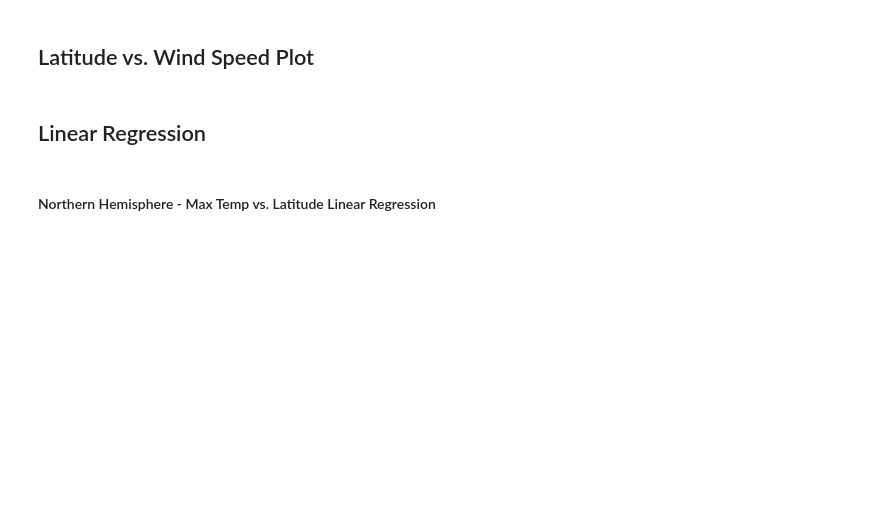
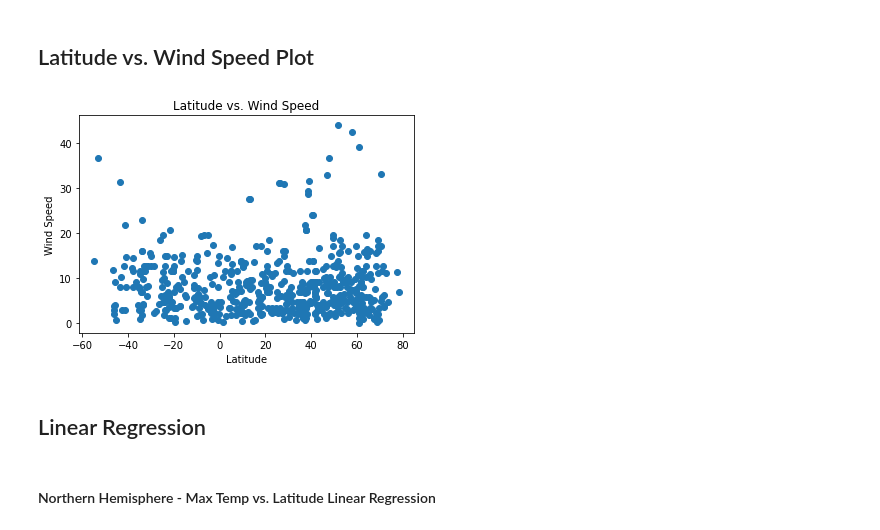
Before and after one commit to Selom-K/python-api-challenge, a Jupyter notebook: WeatherPy/WeatherPy.ipynb, the cells around one changed output. Cells and saved outputs as stored; diff of their text form; code cells hidden in the pictures; blank space fills up the shorter version.

```diff
--- a/WeatherPy/WeatherPy.ipynb
+++ b/WeatherPy/WeatherPy.ipynb
@@ -81,4 +215,12 @@ Skip this step if there are no cities that have humidity > 100%.
 # %% [markdown]
 ## Latitude vs. Wind Speed Plot
+# %%
+plt.scatter(weather_dictionary["Lat"], weather_dictionary["Wind Speed"])
+plt.title("Latitude vs. Wind Speed")
+plt.xlabel("Latitude")
+plt.ylabel("Wind Speed")
+plt.savefig("../Images/Latitude vs Wind Speed.png")
+# %% [output]
+[figure, added]
 # %% [markdown]
 ## Linear Regression
```
Also changed, not shown: parts of 27 cells of this notebook, 14 other files.
